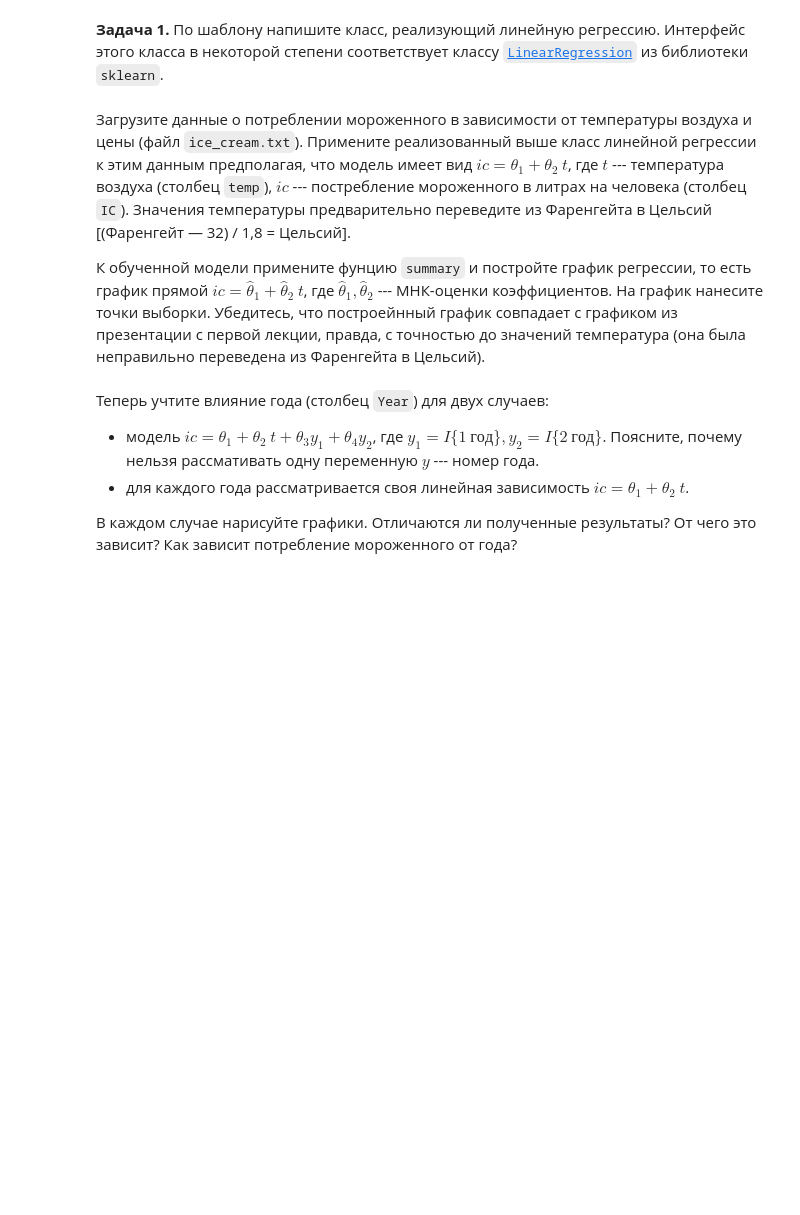
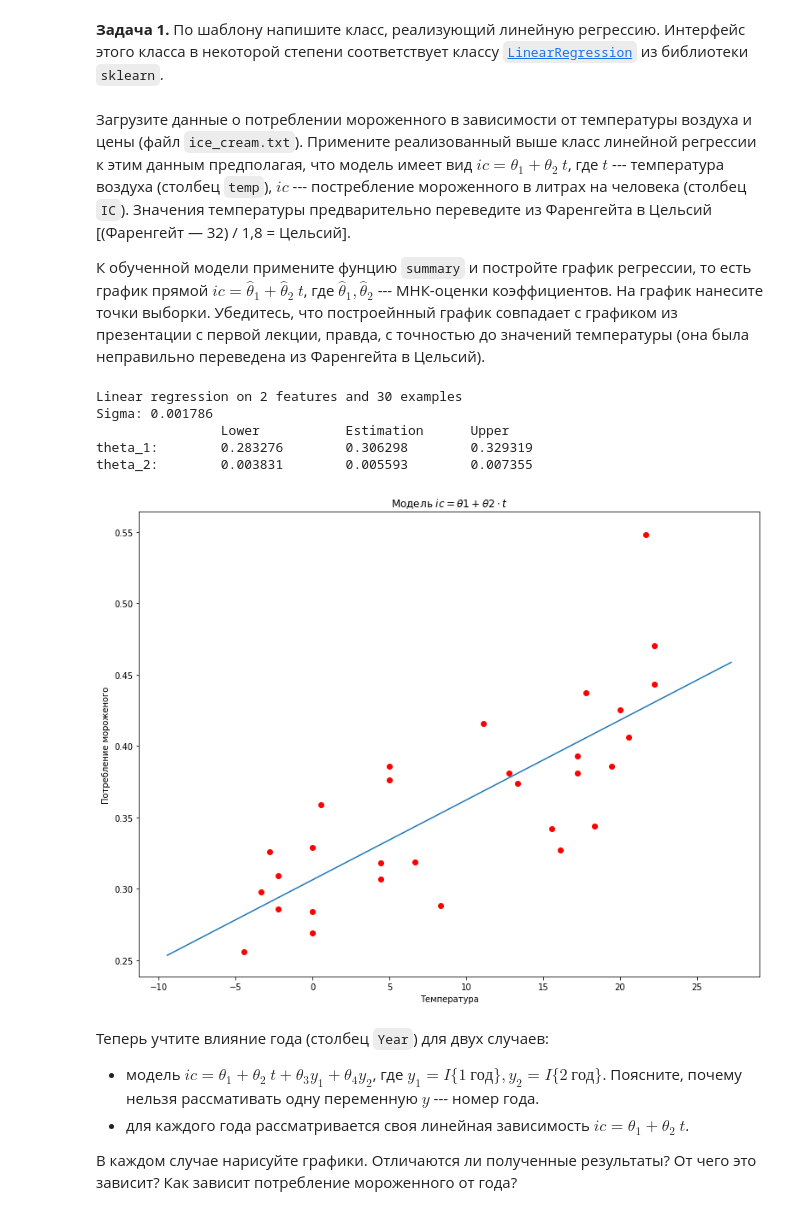
Before and after one commit to heorhii-bolotov/MIPT-Statistics, a Jupyter notebook: 5/5.30.ipynb, the cells around one changed output. Drawn from its saved outputs; the diff is of its cells as text; code cells hidden in the pictures; blank space fills up the shorter version.

```diff
--- a/5/5.30.ipynb
+++ b/5/5.30.ipynb
@@ -34,17 +41,21 @@ class LinearRegression:
         super()
 
     def fit(self, X, Y, alpha=0.95):
-        ''' Обучение модели. Предполагается модель Y = X * theta + epsilon,
+        """ Обучение модели. Предполагается модель Y = X * theta + epsilon,
             где X --- регрессор, Y --- отклик,
             а epsilon имеет нормальное распределение с параметрами (0, sigma^2 * I_n).
             alpha --- уровень доверия для доверительного интервала.
-        '''
+        """
 
         self.n, self.k = X.shape
 
-        self.theta = МНК-оценка
-        self.sigma_sq = несмещенная оценка для sigma^2
-        self.conf_int = доверительные интервалы для коэффициентов (матрица размера k x 2)
+        self.inv_of_xt_dot_x = np.linalg.inv(X.T @ X)
+        self.theta = self.inv_of_xt_dot_x @ X.T @ Y  # МНК-оценка
+        self.sigma_sq = ((Y - X @ self.theta) ** 2).sum() / (self.n - self.k)  # несмещённая оценка для sigma^2
+        self.conf_int = np.array([
+            self.theta - np.sqrt(self.inv_of_xt_dot_x.diagonal() * self.sigma_sq) * sps.t(self.n - self.k).ppf((1 + alpha) / 2),
+            self.theta - np.sqrt(self.inv_of_xt_dot_x.diagonal() * self.sigma_sq) * sps.t(self.n - self.k).ppf((1 - alpha) / 2)
+        ]).T  # доверительные интервалы для коэффициентов (матрица размера k x 2)
 
         return self
 
@@ -53,13 +64,13 @@ class LinearRegression:
         print('Sigma: %.6f' % self.sigma_sq)
         print('\t\tLower\t\tEstimation\tUpper')
         for j in range(self.k):
-            print('theta_%d:\t%.6f\t%.6f\t%.6f' % (j, self.conf_int[j, 0],
+            print('theta_%d:\t%.6f\t%.6f\t%.6f' % (j + 1, self.conf_int[j, 0],
                                                    self.theta[j], self.conf_int[j, 1]))
 
     def predict(self, X):
-        ''' Возвращает предсказание отклика на новых объектах X. '''
+        """ Возвращает предсказание отклика на новых объектах X. """
 
-        Y_pred = ...
+        Y_pred = X @ self.theta
         return Y_pred
 # %% [markdown]
 Загрузите данные о потреблении мороженного в зависимости от температуры воздуха и цены (файл `ice_cream.txt`).
@@ -68,4 +79,4 @@ class LinearRegression:
 
 К обученной модели примените фунцию `summary` и постройте график регрессии, то есть график прямой $ic = \widehat{\theta}_1 + \widehat{\theta}_2\ t$, где $\widehat{\theta}_1, \widehat{\theta}_2$ --- МНК-оценки коэффициентов.
 На график нанесите точки выборки.
-Убедитесь, что построейнный график совпадает с графиком из презентации с первой лекции, правда, с точностью до значений температура (она была неправильно переведена из Фаренгейта в Цельсий).
+Убедитесь, что построейнный график совпадает с графиком из презентации с первой лекции, правда, с точностью до значений температуры (она была неправильно переведена из Фаренгейта в Цельсий).
@@ -74,3 +83,32 @@ class LinearRegression:
+# %%
+data = pd.read_csv('ice_cream.txt', delimiter='\t')
+ic = data['IC'].values
+temperature = data['temp'].values
+temperature = (temperature - 32) / 1.8  # переводим из Фаренгейтов в Цельсии
+
+n = len(temperature)
+regressor = np.column_stack((np.ones(n), temperature))
+linear_regression = LinearRegression().fit(regressor, ic)
+linear_regression.summary()
+# %% [output]
+Linear regression on 2 features and 30 examples
+Sigma: 0.001786
+                Lower           Estimation      Upper
+theta_1:        0.283276        0.306298        0.329319
+theta_2:        0.003831        0.005593        0.007355
+# %%
+# график для модели ic = θ1 + θ2*t
+plt.figure(figsize=(13, 10))
+plt.ylabel('Потребление мороженого')
+plt.xlabel('Температура')
+temperature_grid = np.linspace(temperature.min() - 5, temperature.max() + 5)
+temperature_grid_predict = linear_regression.predict(np.column_stack((np.ones_like(temperature_grid), temperature_grid)))
+plt.plot(temperature_grid, temperature_grid_predict)
+plt.scatter(temperature, ic, color='red')
+plt.title(r'Модель $ic = θ1 + θ2 \cdot t$')
+plt.show()
+# %% [output]
+[figure, added]
 # %% [markdown]
 Теперь учтите влияние года (столбец `Year`) для двух случаев:
 * модель $ic = \theta_1 + \theta_2\ t + \theta_3 y_1 + \theta_4 y_2$, где $y_1 = I\{1\ год\}, y_2 = I\{2\ год\}$. Поясните, почему нельзя рассмативать одну переменную $y$ --- номер года.
```
Also changed, not shown: parts of 22 cells of this notebook, 1 other file.
